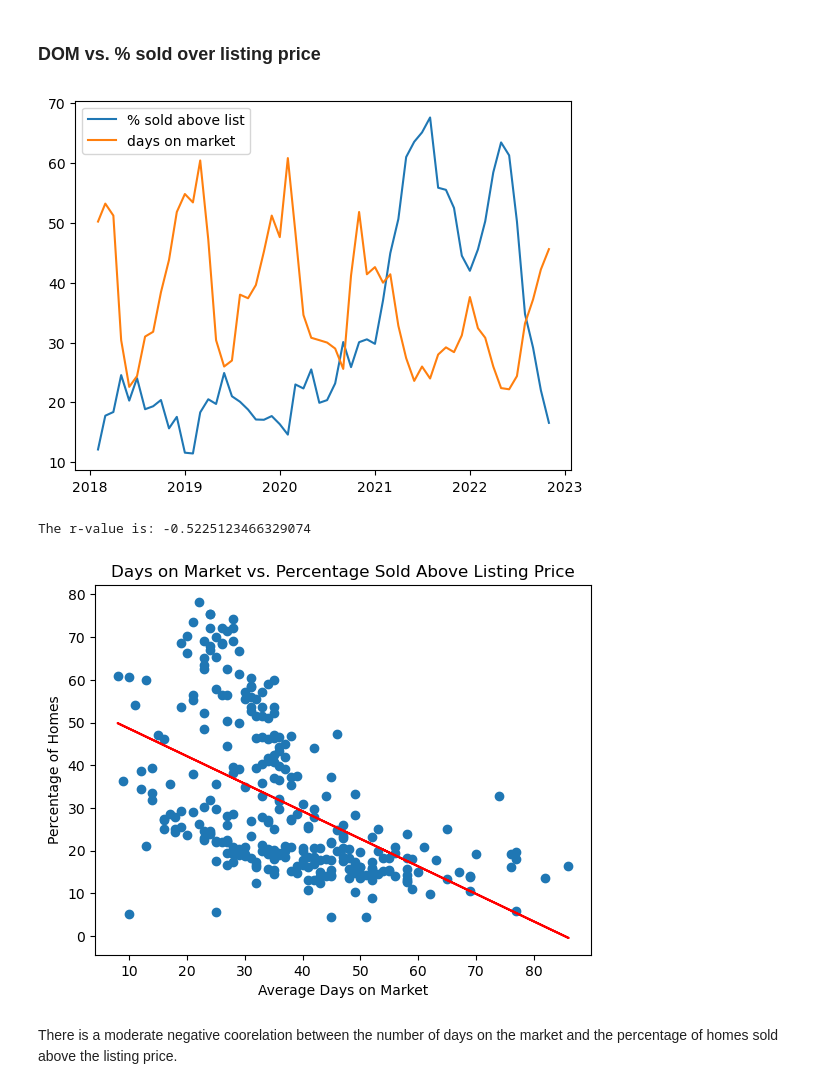
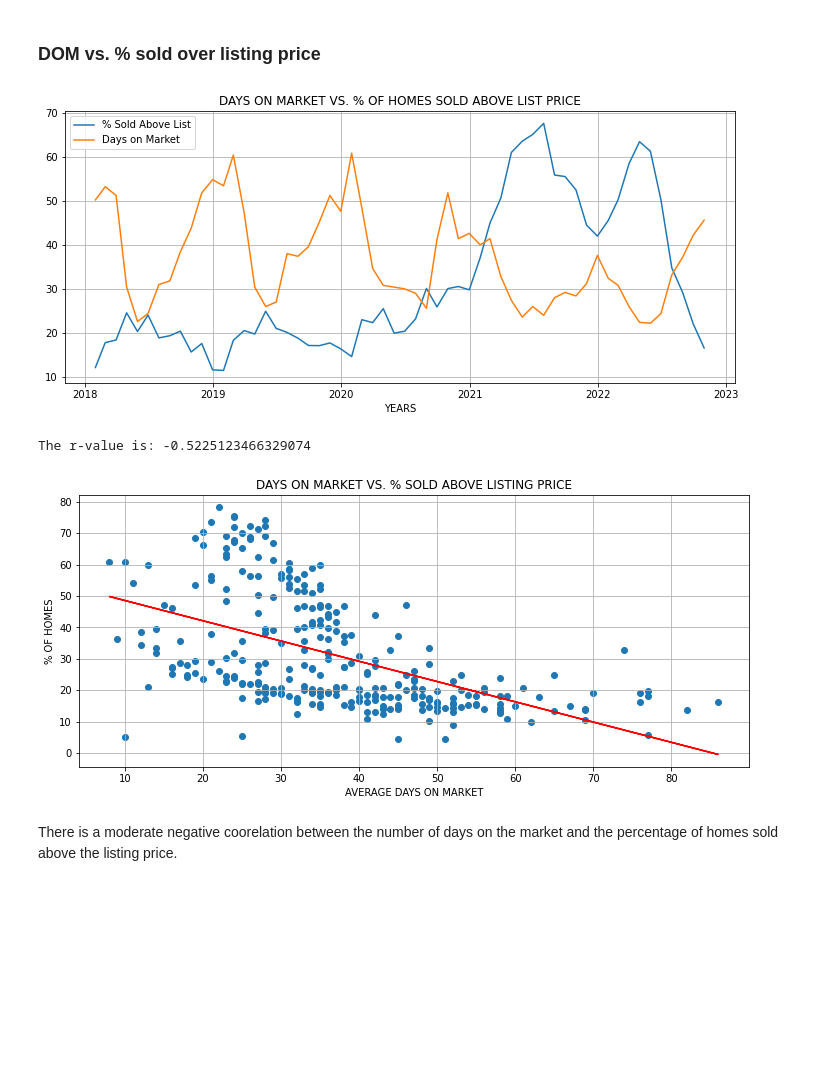
Before and after one commit to zarbin/UTA_Project-1, a Jupyter notebook: final_notebook.ipynb, the cells around one changed output. Saved outputs shown, nothing was run; the diff lists cells and outputs as text; code cells hidden in the pictures; blank space fills up the shorter version.

```diff
--- a/final_notebook.ipynb
+++ b/final_notebook.ipynb
@@ -336,12 +343,19 @@ plt.show()
 ### DOM vs. % sold over listing price
 # %%
 # plotting the percent sold above listing price graph with the median DOM graph to identify possible coorelation
-plt.plot(above_df['date'], above_df['sold_above_list'], label='% sold above list')
-plt.plot(dom_df['date'], dom_df['median_dom'], label = 'days on market')
+plt.subplots(figsize=(12,5))
+
+
+plt.plot(above_df['date'], above_df['sold_above_list'], label='% Sold Above List')
+plt.plot(dom_df['date'], dom_df['median_dom'], label = 'Days on Market')
 plt.legend()
+plt.grid()
+plt.xlabel('YEARS')
+#plt.ylabel('MEDIAN SALE PRICE')
+plt.title('DAYS ON MARKET VS. % OF HOMES SOLD ABOVE LIST PRICE')
 plt.show()
 # %% [output]
-[figure, old version]
+[figure, new version]
 # %%
 x=clean_df['median_dom']
 y=clean_df['sold_above_list']
@@ -349,17 +363,19 @@ y=clean_df['sold_above_list']
 (slope, intercept, rvalue, pvalue, stderr) = linregress(x, y)
 regress_values = x * slope + intercept
 line_eq = "y = " + str(round(slope,2)) + "x + " + str(round(intercept,2))
+plt.subplots(figsize=(12,5))
 plt.scatter(x, y)
 plt.plot(x,regress_values,"r-")
 #plt.annotate(line_eq, (50,60), fontsize=15,color="red")
-plt.xlabel('Average Days on Market')
-plt.ylabel('Percentage of Homes')
-plt.title('Days on Market vs. Percentage Sold Above Listing Price')
+plt.xlabel('AVERAGE DAYS ON MARKET')
+plt.ylabel('% OF HOMES')
+plt.grid()
+plt.title('DAYS ON MARKET VS. % SOLD ABOVE LISTING PRICE')
 print(f"The r-value is: {rvalue}")
 plt.show()
 # %% [output]
 The r-value is: -0.5225123466329074
-[figure, old version]
+[figure, new version]
 # %% [markdown]
 There is a moderate negative coorelation between the number of days on the market and the percentage of homes sold above the listing price.
 # %%
```
Also changed, not shown: parts of 16 cells of this notebook, 1 other file.
